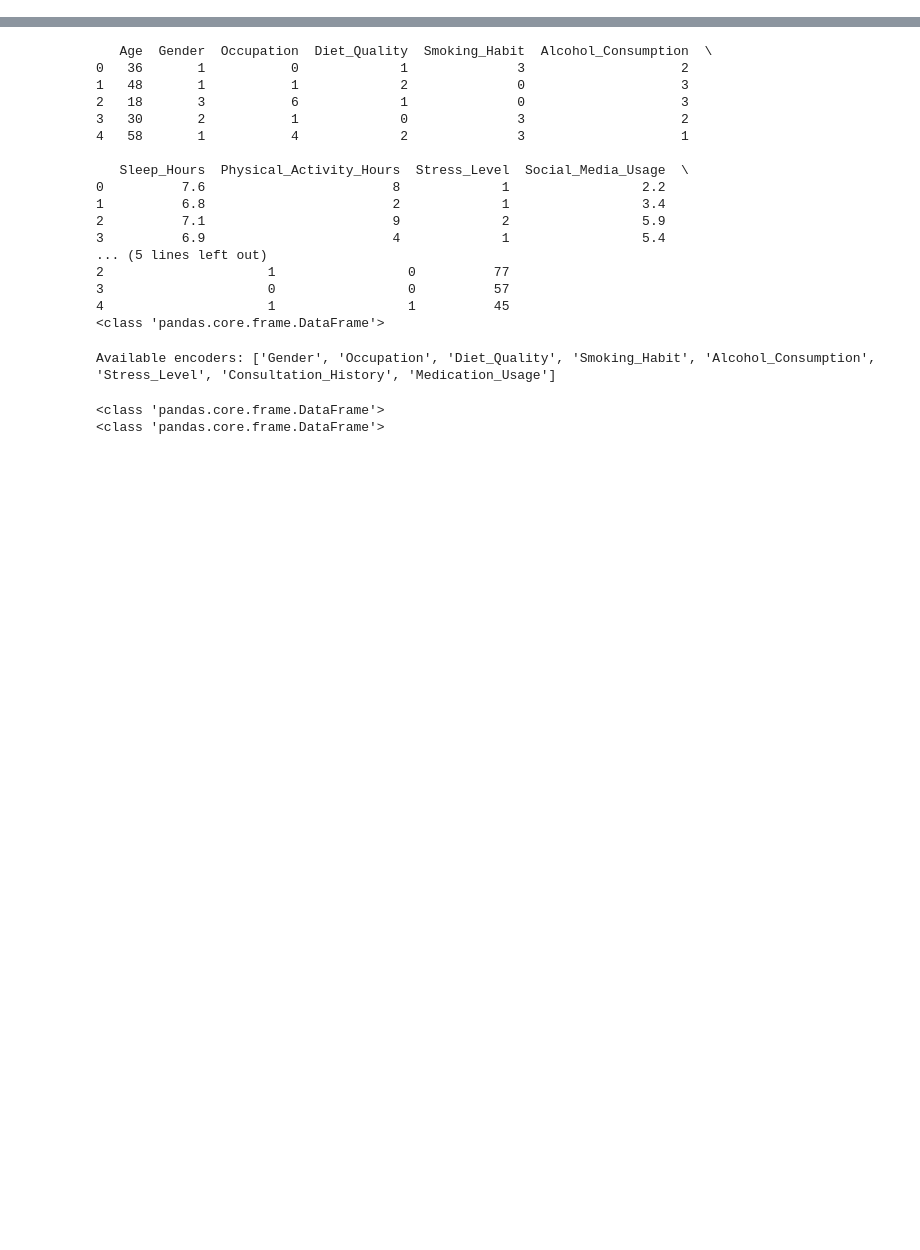
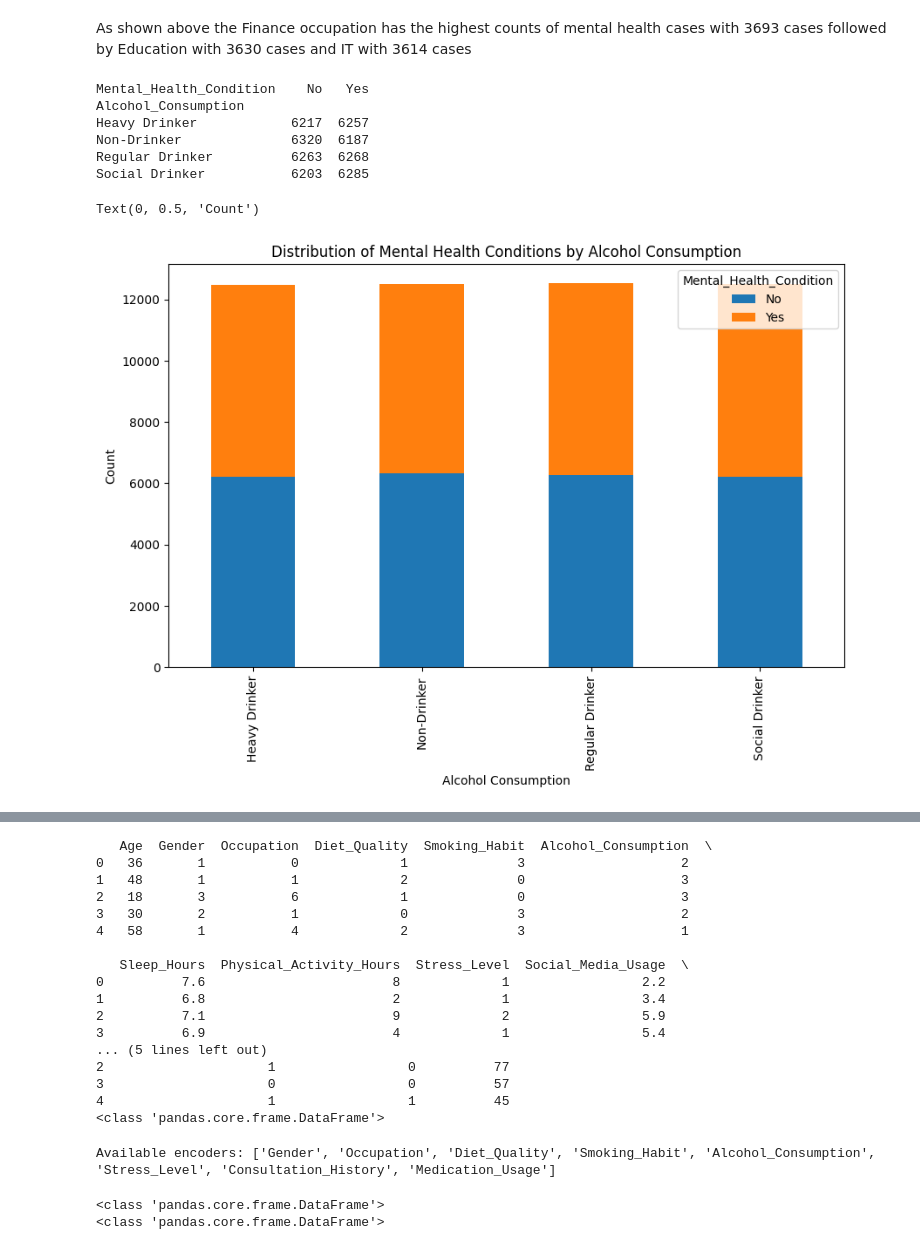
Before and after one commit to Godfrey-249/Phase_5_Project, a Jupyter notebook: Mental_Health_Classifier.ipynb, the cells around one changed output, grey strips where cells are left out. Cells and saved outputs as stored; diff of their text form; code cells hidden in the pictures; blank space fills up the shorter version.

```diff
--- a/Mental_Health_Classifier.ipynb
+++ b/Mental_Health_Classifier.ipynb
@@ -55,0 +174,21 @@ Index(['Age', 'Gender', 'Occupation', 'Mental_Health_Condition', 'Severity',
+# %% [markdown]
+As shown above the Finance occupation has the highest counts of mental health cases with 3693 cases followed by Education with 3630 cases and IT with 3614 cases
+# %%
+#Find the relationship between alcohol usage with mental health.
+alcohol_condition_distribution = data.groupby(['Alcohol_Consumption', 'Mental_Health_Condition']).size().unstack(fill_value=0)
+print(alcohol_condition_distribution)
+
+#Plot the distribution.
+alcohol_condition_distribution.plot(kind='bar', stacked=True, figsize=(10, 6))
+plt.title('Distribution of Mental Health Conditions by Alcohol Consumption')
+plt.xlabel('Alcohol Consumption')
+plt.ylabel('Count')
+# %% [output]
+Mental_Health_Condition    No   Yes
+Alcohol_Consumption
+Heavy Drinker            6217  6257
+Non-Drinker              6320  6187
+Regular Drinker          6263  6268
+Social Drinker           6203  6285
+Text(0, 0.5, 'Count')
+[figure, added]
```
Also changed, not shown: parts of 28 cells of this notebook, 1 other file.
